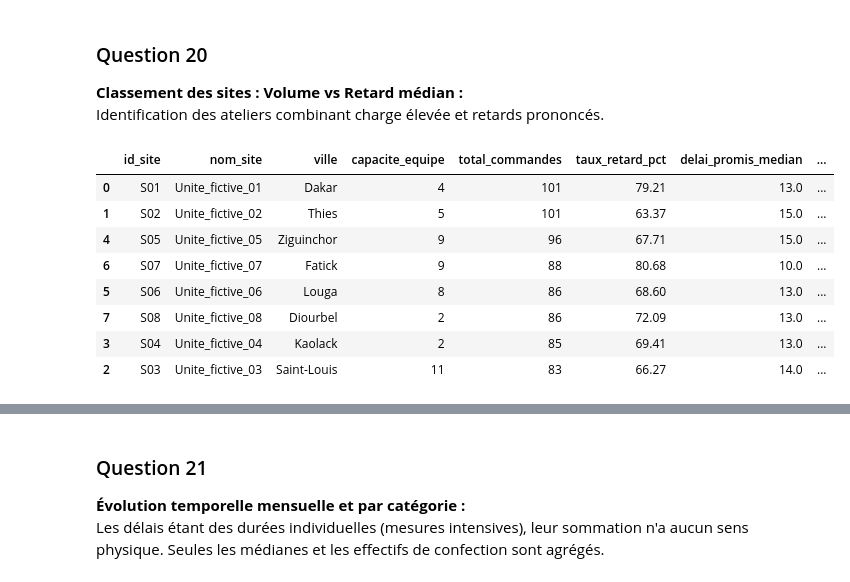
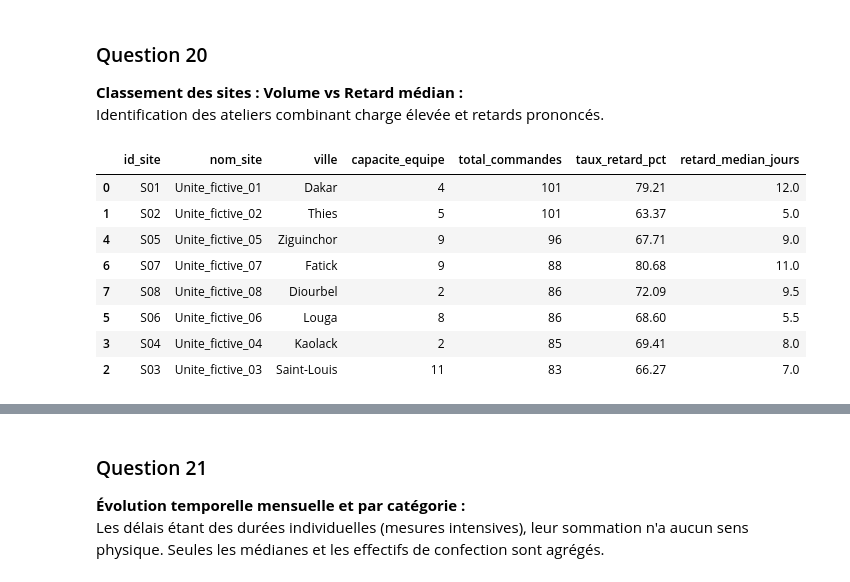
Before and after one commit to PatchanaDaniel/PA-Ateliers-de-couture, a Jupyter notebook: analyse.ipynb, the cells around one changed output, grey strips where cells are left out. Cells and saved outputs as stored; diff of their text form; code cells hidden in the pictures.

```diff
--- a/analyse.ipynb
+++ b/analyse.ipynb
@@ -163,7 +163,10 @@ print(f"Lignes strictement identiques : {len(strict_dups_all)} lignes physiques
 # Clés en conflit
 id_counts = df_brut['id_operation'].value_counts()
 dup_ids = id_counts[id_counts > 1].index
-conflicting_ids = [op for op in dup_ids if not df_brut[df_brut['id_operation'] == op].duplicated(keep=False).all()]
+conflicting_ids = [
+                    op for op in dup_ids
+                    if not df_brut[df_brut['id_operation'] == op].duplicated(keep=False).all()
+]
 conflicting_rows = df_brut[df_brut['id_operation'].isin(conflicting_ids)]
 
 print(f"Clés répétées avec contenus divergents : {len(conflicting_ids)} clés (soit {len(conflicting_rows)} lignes physiques au total).")
@@ -419,10 +422,6 @@ for idx, r in df_nettoyage.iterrows():
                 dates_propres.append(None)
 df_nettoyage['date_operation'] = dates_propres
 
-# Calcul de l'écart
-df_nettoyage['ecart_retard_jours'] = df_nettoyage['delai_reel_jours'] - df_nettoyage['delai_promis_jours']
-df_nettoyage['en_retard'] = (df_nettoyage['ecart_retard_jours'] > 0).astype(float)
-df_nettoyage.loc[df_nettoyage['ecart_retard_jours'].isna(), 'en_retard'] = np.nan
 
 # Exports
 df_journal = pd.DataFrame(journal)
@@ -431,7 +430,7 @@ df_quarantaine.to_csv(RESULTATS / "quarantaine.csv", index=False)
 df_nettoyage.to_csv(RESULTATS / "operations_nettoyees.csv", index=False)
 
 print(f"Bilan de conservation du périmètre :")
-print(f"Total initial : {len(df_brut)} = Retenues : {len(df_nettoyage)} + Quarantaine : {len(df_quarantaine)} + Doublons stricts : {len(strict_dups_drop)}")
+print(f"Total initial : {len(df_brut)} = Retenues ({len(df_nettoyage)} )+ Quarantaine ({len(df_quarantaine)} ) + Doublons stricts ({len(strict_dups_drop)})")
 print(f"Taille du journal d'audit : {len(df_journal)} actions tracées.")
 # %% [output]
 Bilan de conservation du périmètre :
@@ -455,6 +454,11 @@ masque_metier = (
     (df_nettoyage['delai_reel_jours'].notna())
 )
 df_valide = df_nettoyage[masque_metier].copy()
+# Calcul de l'écart
+df_valide['ecart_retard_jours'] = df_valide['delai_reel_jours'] - df_valide['delai_promis_jours']
+df_valide['en_retard'] = (df_valide['ecart_retard_jours'] > 0).astype(float)
+#df_valide.loc[df_nettoyage['ecart_retard_jours'].isna(), 'en_retard'] = np.nan
+
 
 q19_cat = df_valide.groupby('categorie').agg(
     total_commandes=('id_operation', 'count'),
@@ -483,23 +487,21 @@ Identification des ateliers combinant charge élevée et retards prononcés.
 # %%
 # Question 20 : Tableau comparatif par atelier
 df_valide_sites = df_valide.merge(df_ref, on='id_site', how='left')
 
 q20_sites = df_valide_sites.groupby(['id_site', 'nom_site', 'ville', 'capacite_equipe']).agg(
     total_commandes=('id_operation', 'count'),
     taux_retard_pct=('en_retard', lambda s: round(s.mean() * 100, 2)),
-    delai_promis_median=('delai_promis_jours', 'median'),
-    delai_reel_median=('delai_reel_jours', 'median'),
     retard_median_jours=('ecart_retard_jours', 'median')
-).reset_index().sort_values(by='total_commandes', ascending=False)
+).reset_index().sort_values(by=['total_commandes','retard_median_jours'], ascending=False)
 
 q20_sites
 # %% [output]
-|  | id_site | nom_site | ville | capacite_equipe | total_commandes | taux_retard_pct | delai_promis_median | ... |
-| 0 | S01 | Unite_fictive_01 | Dakar | 4 | 101 | 79.21 | 13.0 | ... |
-| 1 | S02 | Unite_fictive_02 | Thies | 5 | 101 | 63.37 | 15.0 | ... |
-| 4 | S05 | Unite_fictive_05 | Ziguinchor | 9 | 96 | 67.71 | 15.0 | ... |
-| 6 | S07 | Unite_fictive_07 | Fatick | 9 | 88 | 80.68 | 10.0 | ... |
-| 5 | S06 | Unite_fictive_06 | Louga | 8 | 86 | 68.60 | 13.0 | ... |
-| 7 | S08 | Unite_fictive_08 | Diourbel | 2 | 86 | 72.09 | 13.0 | ... |
-| 3 | S04 | Unite_fictive_04 | Kaolack | 2 | 85 | 69.41 | 13.0 | ... |
-| 2 | S03 | Unite_fictive_03 | Saint-Louis | 11 | 83 | 66.27 | 14.0 | ... |
+|  | id_site | nom_site | ville | capacite_equipe | total_commandes | taux_retard_pct | retard_median_jours |
+| 0 | S01 | Unite_fictive_01 | Dakar | 4 | 101 | 79.21 | 12.0 |
+| 1 | S02 | Unite_fictive_02 | Thies | 5 | 101 | 63.37 | 5.0 |
+| 4 | S05 | Unite_fictive_05 | Ziguinchor | 9 | 96 | 67.71 | 9.0 |
+| 6 | S07 | Unite_fictive_07 | Fatick | 9 | 88 | 80.68 | 11.0 |
+| 7 | S08 | Unite_fictive_08 | Diourbel | 2 | 86 | 72.09 | 9.5 |
+| 5 | S06 | Unite_fictive_06 | Louga | 8 | 86 | 68.60 | 5.5 |
+| 3 | S04 | Unite_fictive_04 | Kaolack | 2 | 85 | 69.41 | 8.0 |
+| 2 | S03 | Unite_fictive_03 | Saint-Louis | 11 | 83 | 66.27 | 7.0 |
```
Also changed, not shown: parts of 7 cells of this notebook, 6 other files.
